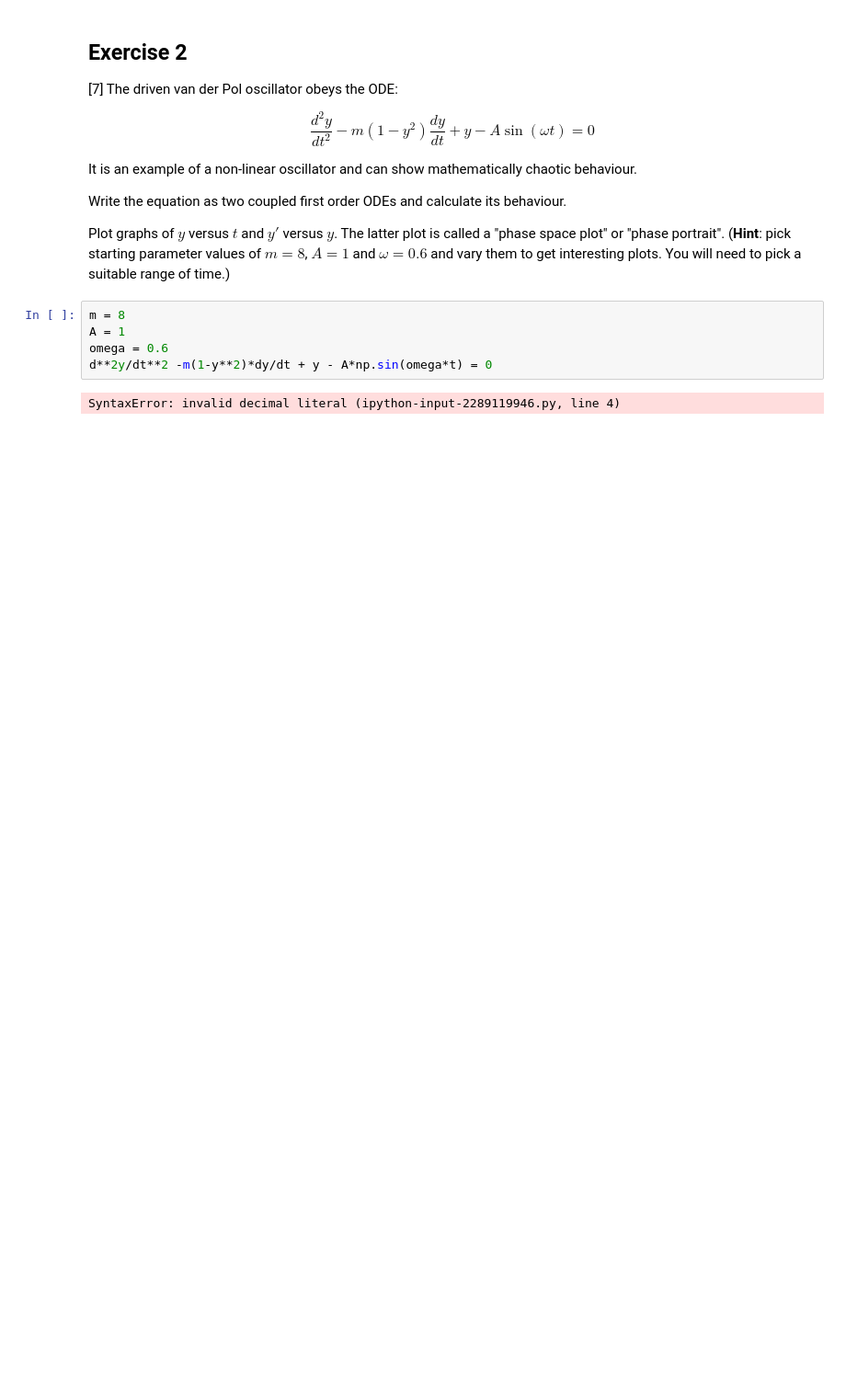
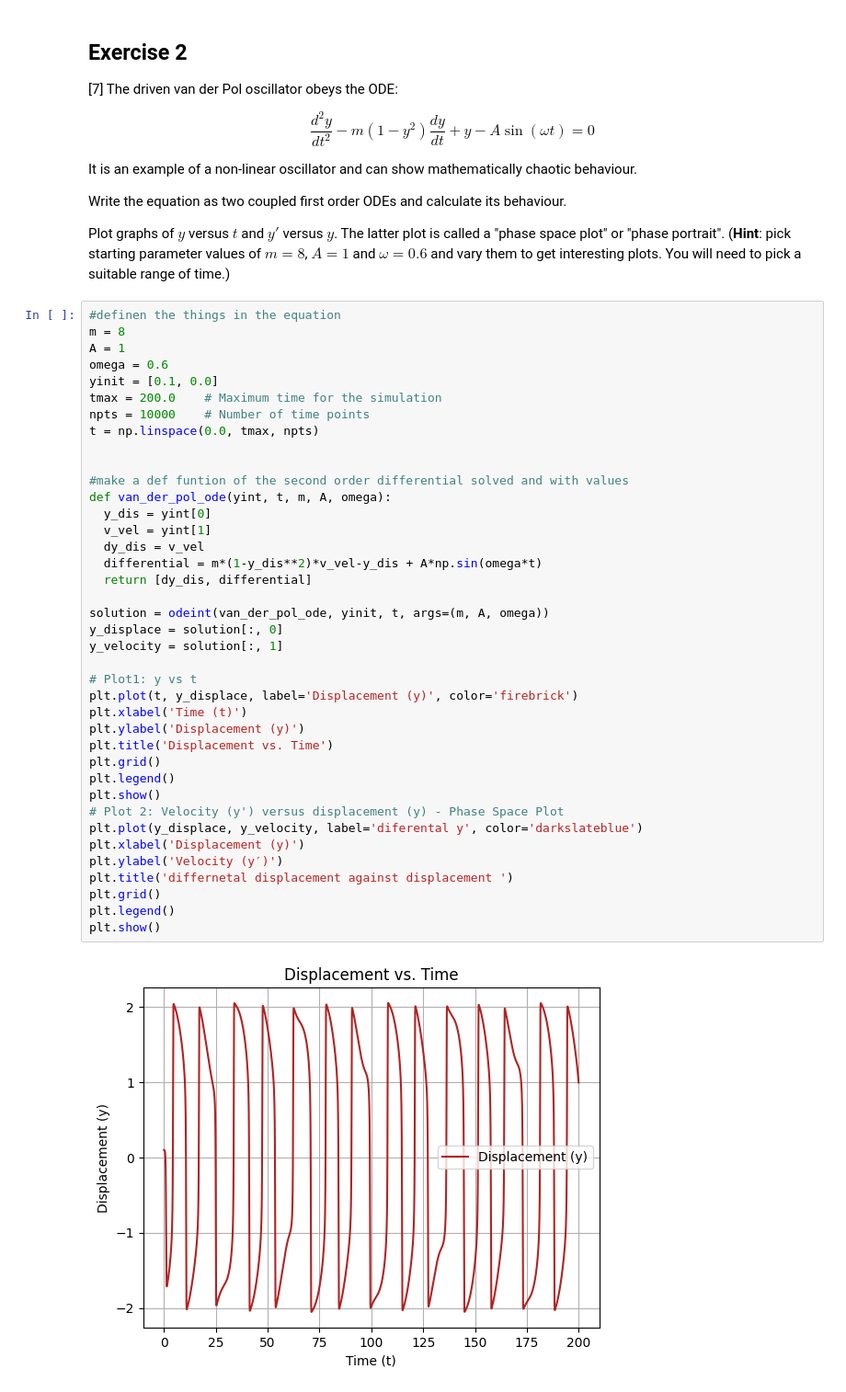
Before and after one commit to PX2145-2025/week-8-b-morganlowribrown-web, a Jupyter notebook: ODEs.ipynb, the cells around one changed output. Shown at 92% size. Drawn from its saved outputs; the diff is of its cells as text; blank space fills up the shorter version.

```diff
--- a/ODEs.ipynb
+++ b/ODEs.ipynb
@@ -322,10 +376,44 @@ Write the equation as two coupled first order ODEs and calculate its behaviour.
 
 Plot graphs of $y$ versus $t$ and $y'$ versus $y$. The latter plot is called a "phase space plot" or "phase portrait".
 (**Hint**: pick starting parameter values of $m = 8$, $A = 1$ and $\omega = 0.6$ and vary them to get interesting plots. You will need to pick a suitable range of time.)
-# %%
-m = 8
-A = 1
-omega = 0.6
-d**2y/dt**2 -m(1-y**2)*dy/dt + y - A*np.sin(omega*t) = 0
-# %% [output]
-SyntaxError: invalid decimal literal (ipython-input-2289119946.py, line 4)
+# %%
+#definen the things in the equation
+m = 8
+A = 1
+omega = 0.6
+yinit = [0.1, 0.0]
+tmax = 200.0    # Maximum time for the simulation
+npts = 10000    # Number of time points
+t = np.linspace(0.0, tmax, npts)
+
+
+#make a def funtion of the second order differential solved and with values
+def van_der_pol_ode(yint, t, m, A, omega):
+  y_dis = yint[0]
+  v_vel = yint[1]
+  dy_dis = v_vel
+  differential = m*(1-y_dis**2)*v_vel-y_dis + A*np.sin(omega*t)
+  return [dy_dis, differential]
+
+solution = odeint(van_der_pol_ode, yinit, t, args=(m, A, omega))
+y_displace = solution[:, 0]
+y_velocity = solution[:, 1]
+
+# Plot1: y vs t
+plt.plot(t, y_displace, label='Displacement (y)', color='firebrick')
+plt.xlabel('Time (t)')
+plt.ylabel('Displacement (y)')
+plt.title('Displacement vs. Time')
+plt.grid()
+plt.legend()
+plt.show()
+# Plot 2: Velocity (y') versus displacement (y) - Phase Space Plot
+plt.plot(y_displace, y_velocity, label='diferental y', color='darkslateblue')
+plt.xlabel('Displacement (y)')
+plt.ylabel('Velocity (y′)')
+plt.title('differnetal displacement against displacement ')
+plt.grid()
+plt.legend()
+plt.show()
+# %% [output]
+[figure, added]
```
Also changed, not shown: parts of 3 cells of this notebook.
